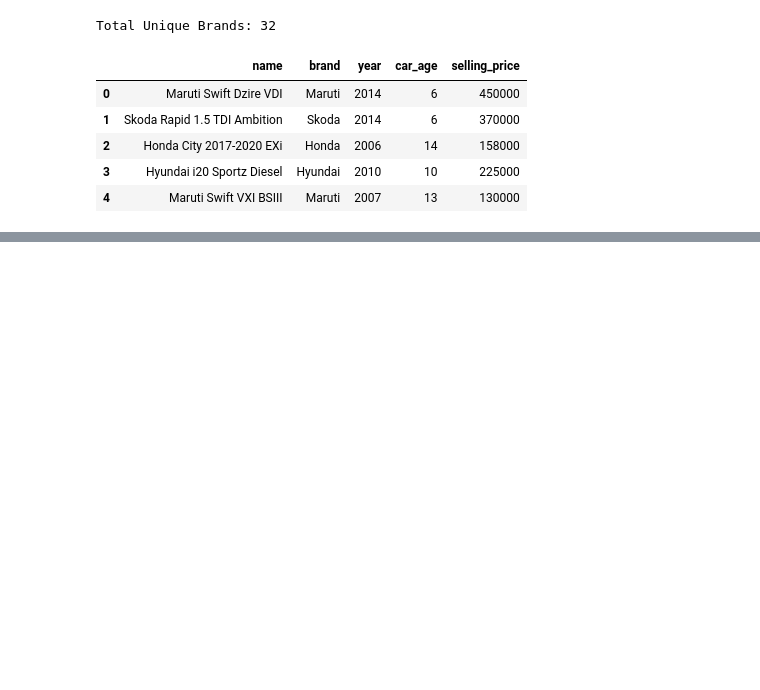
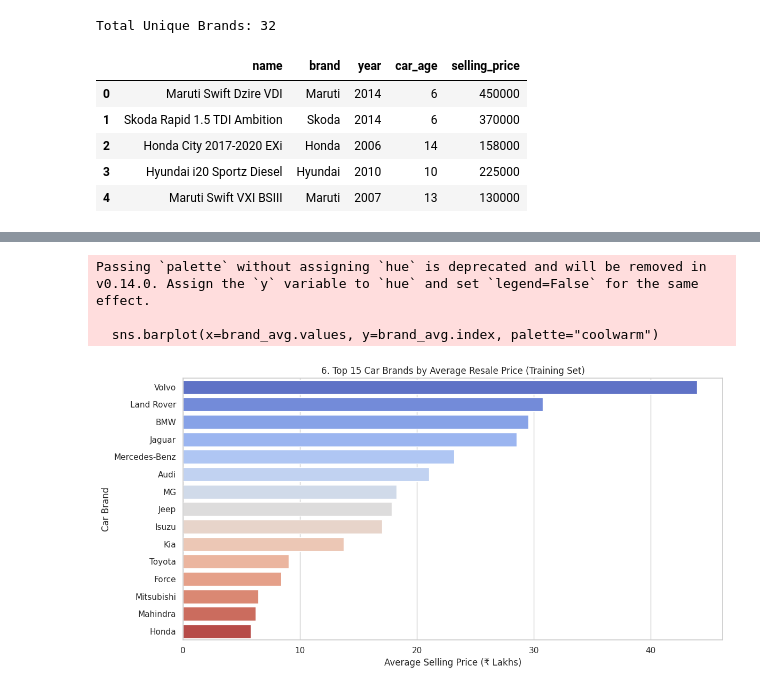
Before and after one commit to rhythm127/WheelValue, a Jupyter notebook: notebooks/03_eda_and_split.ipynb, the cells around one changed output, grey strips where cells are left out. Cells and saved outputs as stored; diff of their text form; code cells hidden in the pictures; blank space fills up the shorter version.

```diff
--- a/notebooks/03_eda_and_split.ipynb
+++ b/notebooks/03_eda_and_split.ipynb
@@ -32,0 +114,17 @@ Total Unique Brands: 32
+# %%
+plt.figure(figsize=(12, 6))
+
+# Calculate average price per brand (in Lakhs) and sort descending
+brand_avg = (train_df.groupby('brand')['selling_price'].mean() / 1e5).sort_values(ascending=False).head(15)
+
+sns.barplot(x=brand_avg.values, y=brand_avg.index, palette="coolwarm")
+plt.title("6. Top 15 Car Brands by Average Resale Price (Training Set)")
+plt.xlabel("Average Selling Price (₹ Lakhs)")
+plt.ylabel("Car Brand")
+plt.tight_layout()
+plt.show()
+# %% [output]
+Passing `palette` without assigning `hue` is deprecated and will be removed in v0.14.0. Assign the `y` variable to `hue` and set `legend=False` for the same effect.
+
+  sns.barplot(x=brand_avg.values, y=brand_avg.index, palette="coolwarm")
+[figure, added]
```
Also changed, not shown: parts of 7 cells of this notebook.
